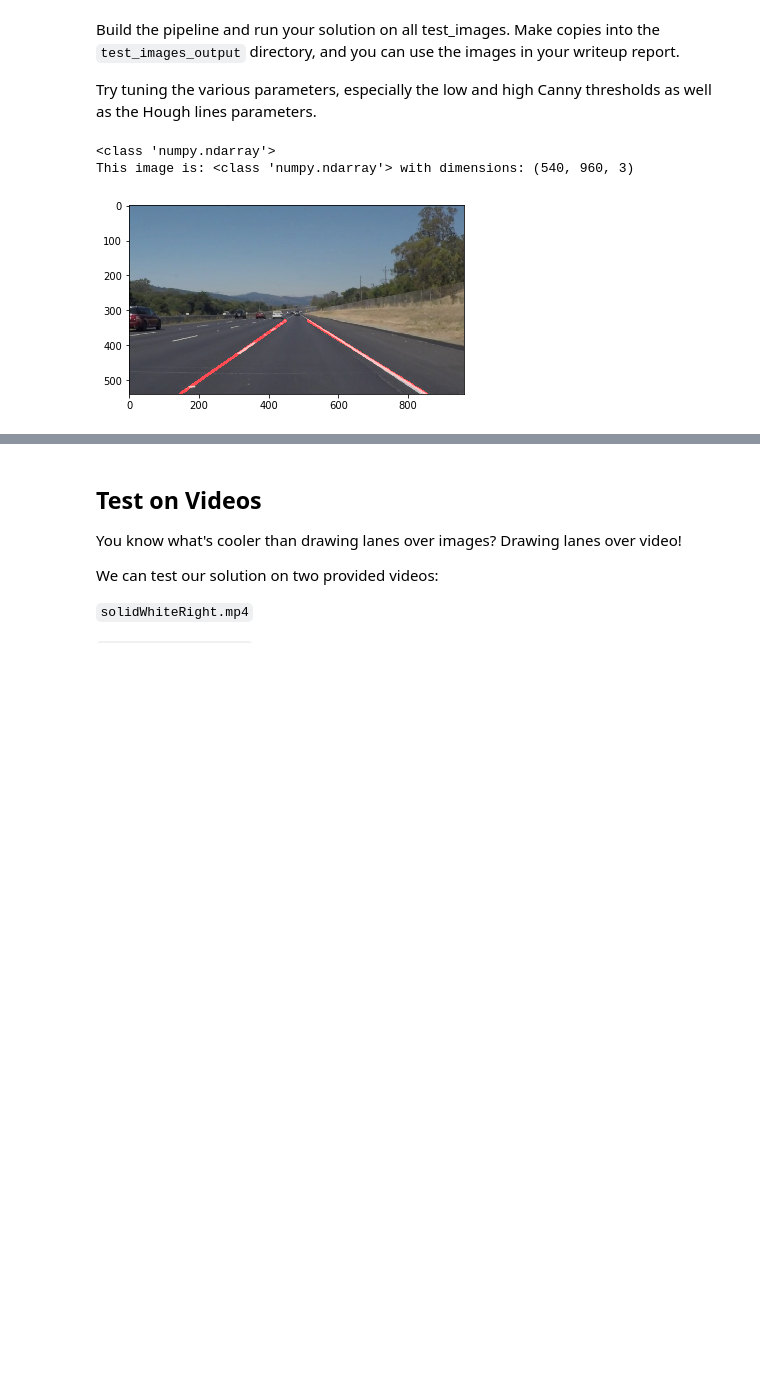
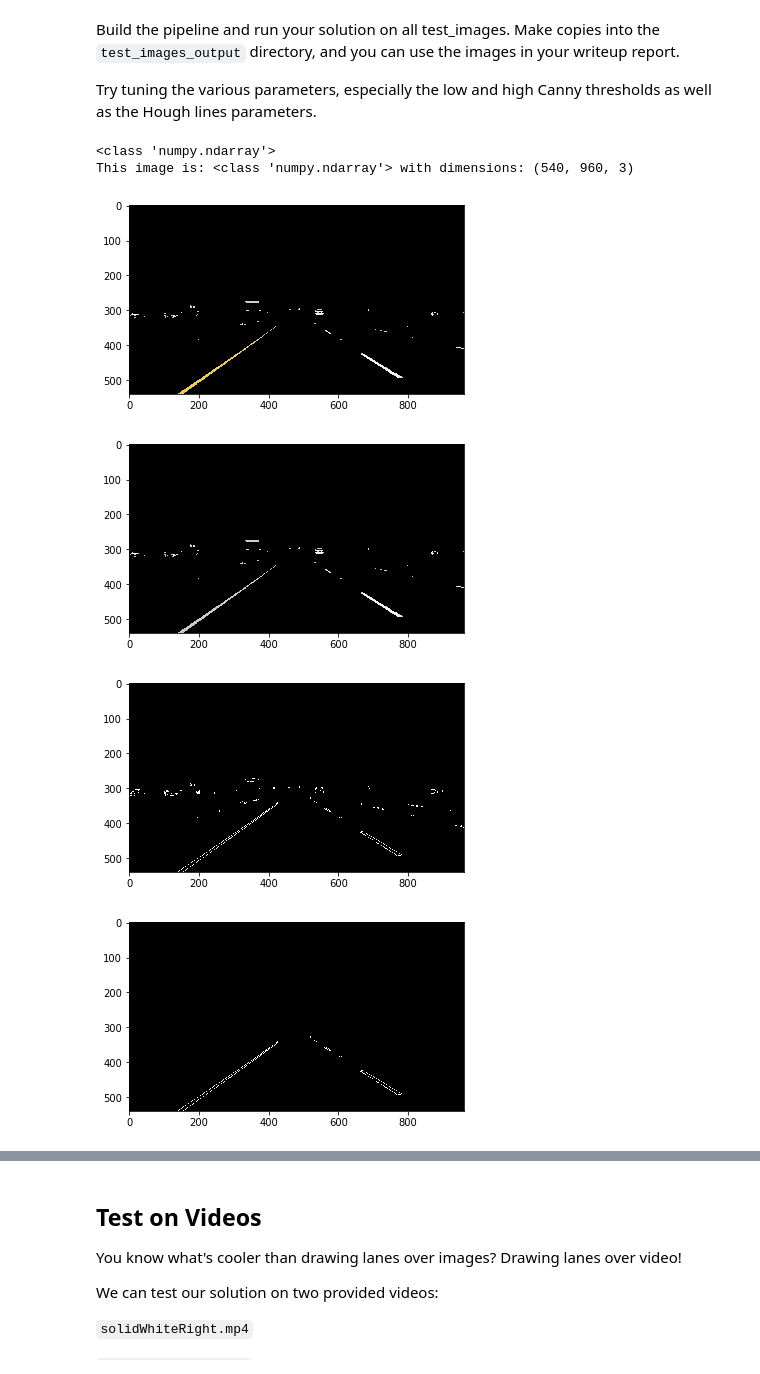
Before and after one commit to ChenxinWang0210/Find-Lane-Lines-on-Road, a Jupyter notebook: P1.ipynb, the cells around one changed output, grey strips where cells are left out. Saved outputs shown, nothing was run; the diff lists cells and outputs as text; code cells hidden in the pictures; blank space fills up the shorter version.

```diff
--- a/P1.ipynb
+++ b/P1.ipynb
@@ -80,6 +80,25 @@ This image is: <class 'numpy.ndarray'> with dimensions: (540, 960, 3)
 Below are some helper functions to help get you started. They should look familiar from the lesson!
 # %%
 import math
+
+def select_white_yellow(img):
+    # White color mask
+    lower_white = np.array([200,200,200])
+    upper_white = np.array([255,255,255])
+    mask_white = cv2.inRange(img,lower_white,upper_white)
+
+    # Yellow color mask
+    lower_yellow = np.array([190,190,0])
+    upper_yellow = np.array([255,255,204])
+    mask_yellow = cv2.inRange(img,lower_yellow,upper_yellow)
+
+    # Apply both masks to image
+    mask = cv2.bitwise_or(mask_white,mask_yellow)
+
+    color_mask = cv2.bitwise_and(img, img, mask = mask)
+
+    return color_mask
+
 
 def grayscale(img):
     """Applies the Grayscale transform
@@ -260,11 +284,24 @@ Try tuning the various parameters, especially the low and high Canny thresholds
 #image = mpimg.imread('test_images/whiteCarLaneSwitch.jpg')
 
 
-image_name='solidWhiteRight'
+image_name='solidYellowLeft'
 image = mpimg.imread('test_images/'+ image_name + '.jpg')
 
+image_color_masked = select_white_yellow(image)
 
-gray = grayscale(image)
+plt.figure(1)
+plt.imshow(image_color_masked)
+#save the file
+mpimg.imsave('test_images/' + image_name +"_color_masked.jpg", image_color_masked)
+
+
+gray = grayscale(image_color_masked)
+
+plt.figure(2)
+plt.imshow(gray, cmap='gray')
+
+#save the file
+mpimg.imsave('test_images/' + image_name +"_grayscale.jpg", gray, cmap='gray')
 
 # Define a kernel size and apply Gaussian smoothing
 kernel_size = 5
@@ -275,39 +312,61 @@ low_threshold = 50
 high_threshold = 150
 edges = canny(blur_gray, low_threshold, high_threshold)
 
+plt.figure(3)
+plt.imshow(edges, cmap='gray')
+
+#save the file
+mpimg.imsave('test_images/' + image_name +"_edges.jpg", edges, cmap='gray')
+
 #  Applies an image mask
 imshape = image.shape
 vertices = np.array([[(40,imshape[0]),(440, 325), (520, 325), (imshape[1]-40,imshape[0])]], dtype=np.int32)
 masked_edges = region_of_interest(edges, vertices)
+
+plt.figure(4)
+plt.imshow(masked_edges, cmap='gray')
+
+#save the file
+mpimg.imsave('test_images/' + image_name +"_grayscale.jpg", masked_edges, cmap='gray')
 
 
 # Make a blank the same size as our image to draw on
 line_image=np.copy(image)*0
 
 # Define the Hough transformation parameters
 
 rho = 2
 theta = np.pi/180*1.5
 threshold = 15
 min_line_len = 10
 max_line_gap = 10
 
 # Output "line_image" contains the left and right line
 line_image = hough_lines(masked_edges, rho, theta, threshold, min_line_len, max_line_gap)
 
+plt.figure(5)
+
+plt.imshow(line_image)
+
+#save the file
+mpimg.imsave('test_images/' + image_name +"_line_image.jpg", line_image)
+
 
 
 # Draw the lines on the original image
 combo = weighted_img(line_image, image, α=0.8, β=1., γ=0.)
 
 
 plt.figure(0)
 print('This image is:', type(combo), 'with dimensions:', combo.shape)
 plt.imshow(combo)  # if you wanted to show a single color channel image called 'gray', for example, call as plt.imshow(gray, cmap='gray')
 
 #save the file
 mpimg.imsave('test_images/' + image_name +"_Lane_Lines.jpg", combo)
 # %% [output]
 <class 'numpy.ndarray'>
 This image is: <class 'numpy.ndarray'> with dimensions: (540, 960, 3)
-[figure, old version]
+[figure, new version]
+[figure, added]
+[figure, added]
+[figure, added]
```
Also changed, not shown: parts of 6 cells of this notebook.
